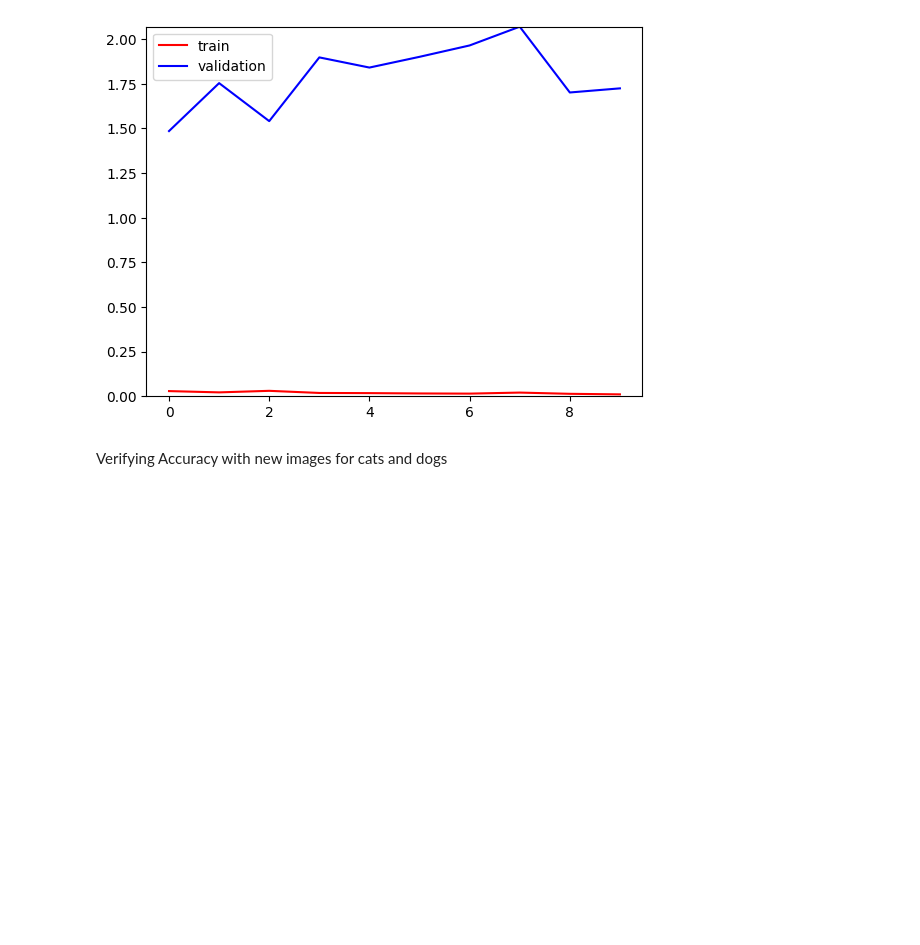
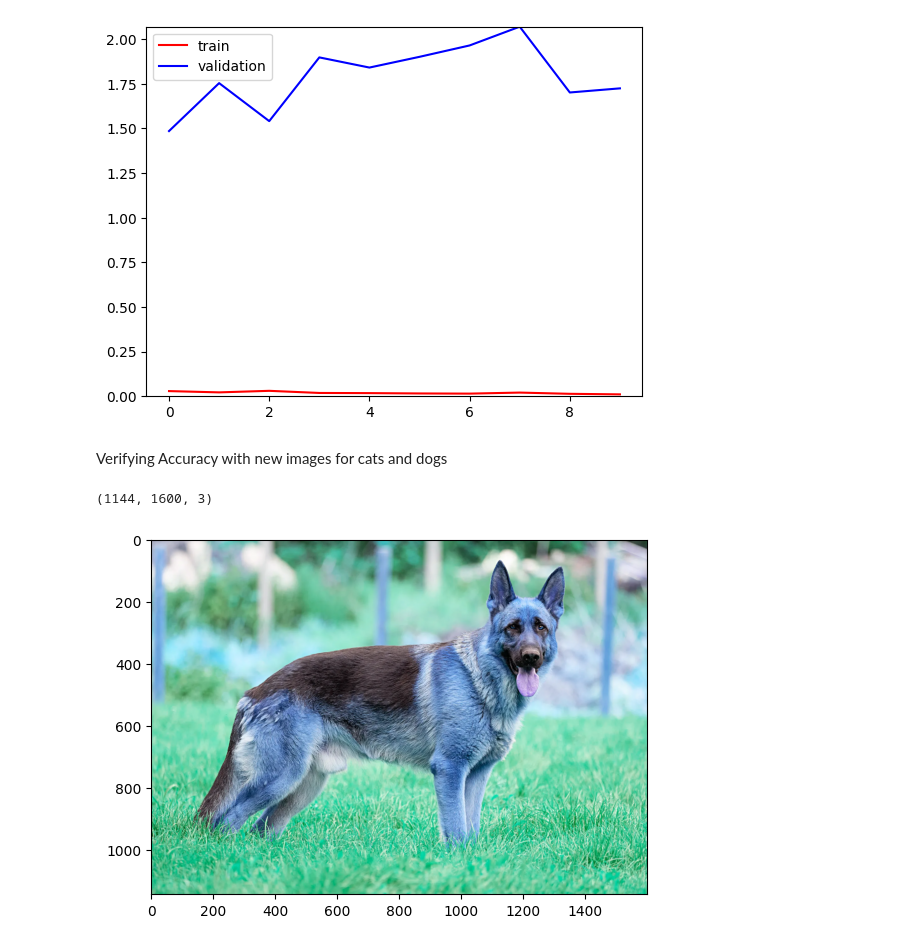
Before and after one commit to dcrp1234/AI, a Jupyter notebook: Image Classification/Cats_vs_Dogs.ipynb, the cells around one changed output. Drawn from its saved outputs; the diff is of its cells as text; code cells hidden in the pictures; blank space fills up the shorter version.

```diff
--- a/Image Classification/Cats_vs_Dogs.ipynb
+++ b/Image Classification/Cats_vs_Dogs.ipynb
@@ -195,0 +200,7 @@ Verifying Accuracy with new images for cats and dogs
+# %%
+test_img = cv2.imread('/content/Dog.png')
+plt.imshow(test_img)
+test_img.shape
+# %% [output]
+(1144, 1600, 3)
+[figure, added]
```
Also changed, not shown: parts of 6 cells of this notebook.
